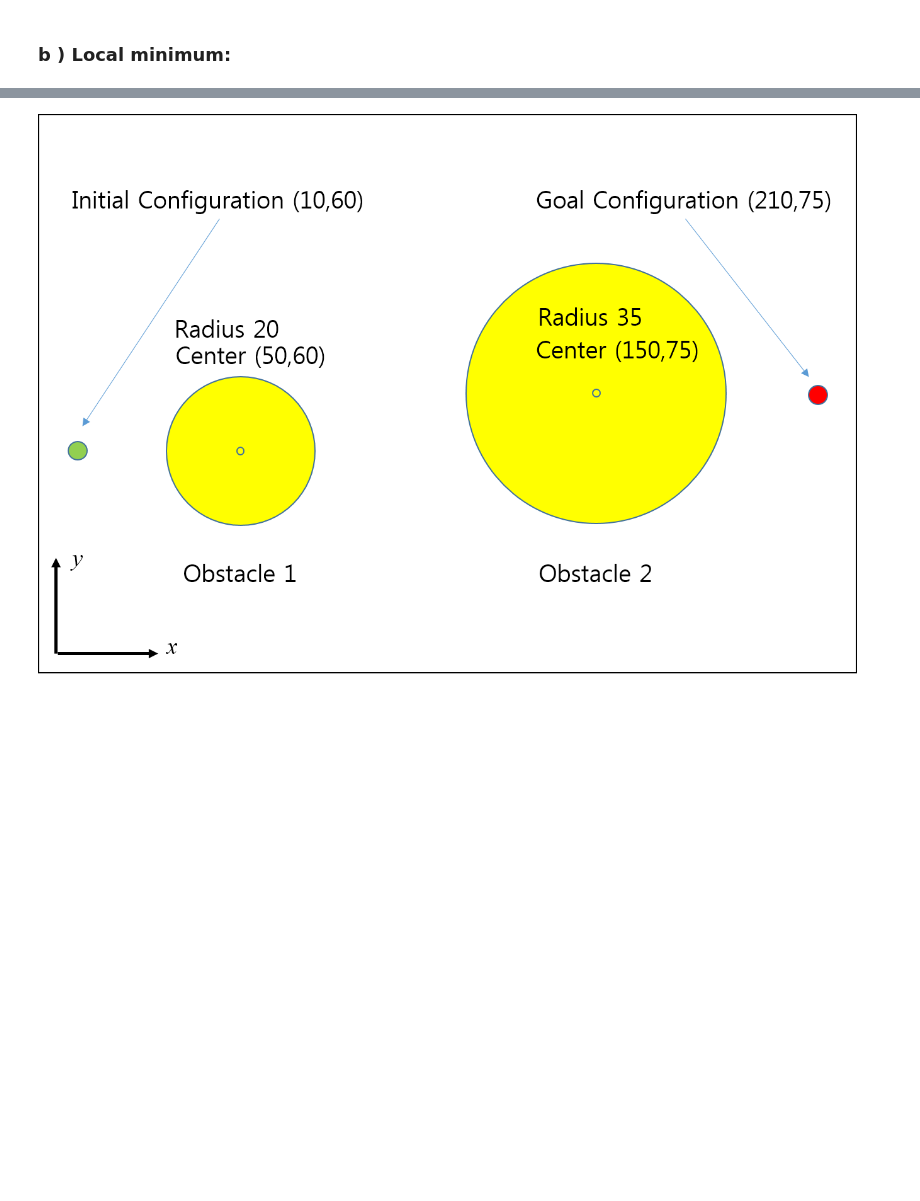
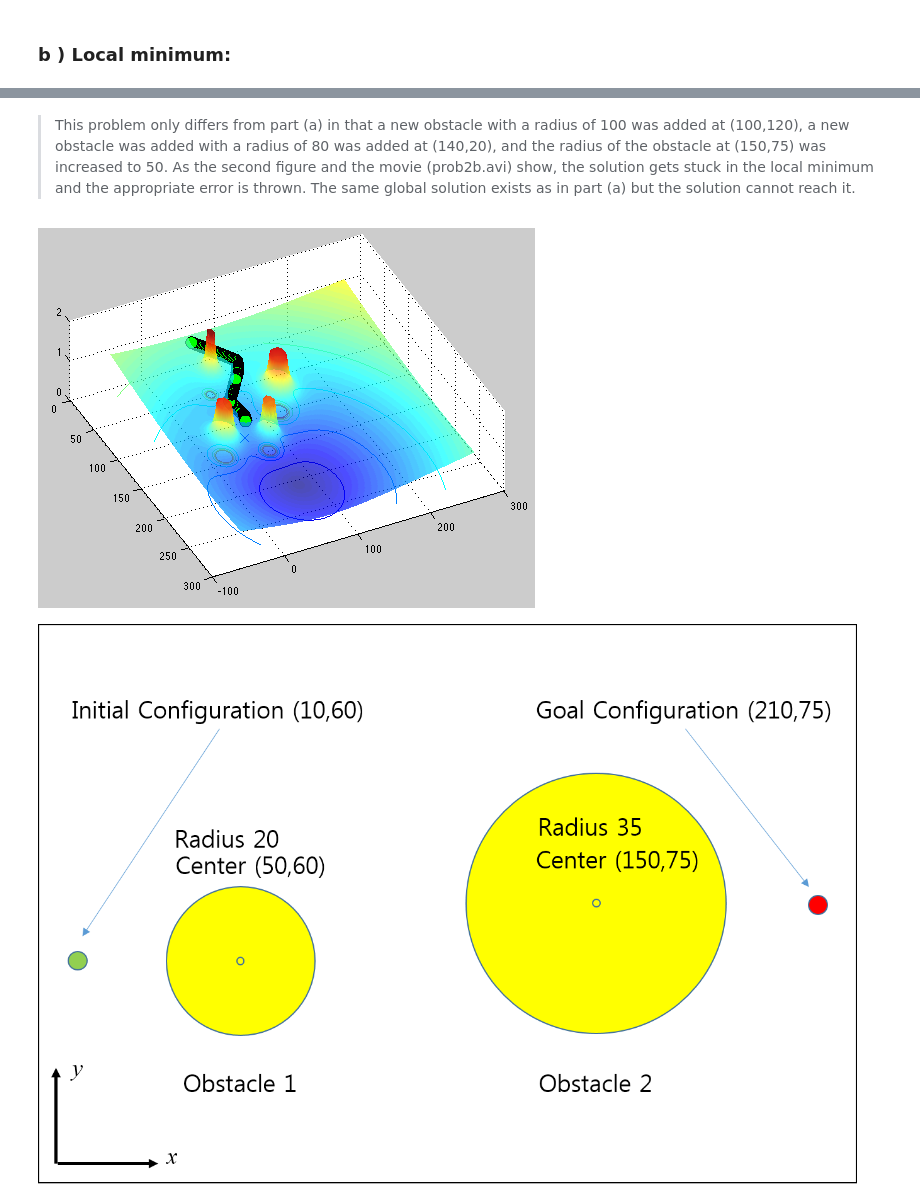
Before and after one commit to ruffsl/CS7649HW2, a Jupyter notebook: Code/HW2.ipynb, the cells around one changed output, grey strips where cells are left out. Drawn from its saved outputs; the diff is of its cells as text; code cells hidden in the pictures; blank space fills up the shorter version.

```diff
--- a/Code/HW2.ipynb
+++ b/Code/HW2.ipynb
@@ -49,3 +61,9 @@ from IPython.display import Image
+# %% [markdown]
+> This problem only differs from part (a) in that a new obstacle with a radius of 100 was added at (100,120), a new obstacle was added with a radius of 80 was added at (140,20), and the radius of the obstacle at (150,75) was increased to 50.  As the second figure and the movie (prob2b.avi) show, the solution gets stuck in the local minimum and the appropriate error is thrown.  The same global solution exists as in part (a) but the solution cannot reach it.
+# %%
+Image('Figures/partb_total.png',width=400)
+# %% [output]
+[figure, added]
 # %%
 Image('Figures/fig1a.png', width=500)
 # %% [output]
```
Also changed, not shown: parts of 11 cells of this notebook, 10 other files.
